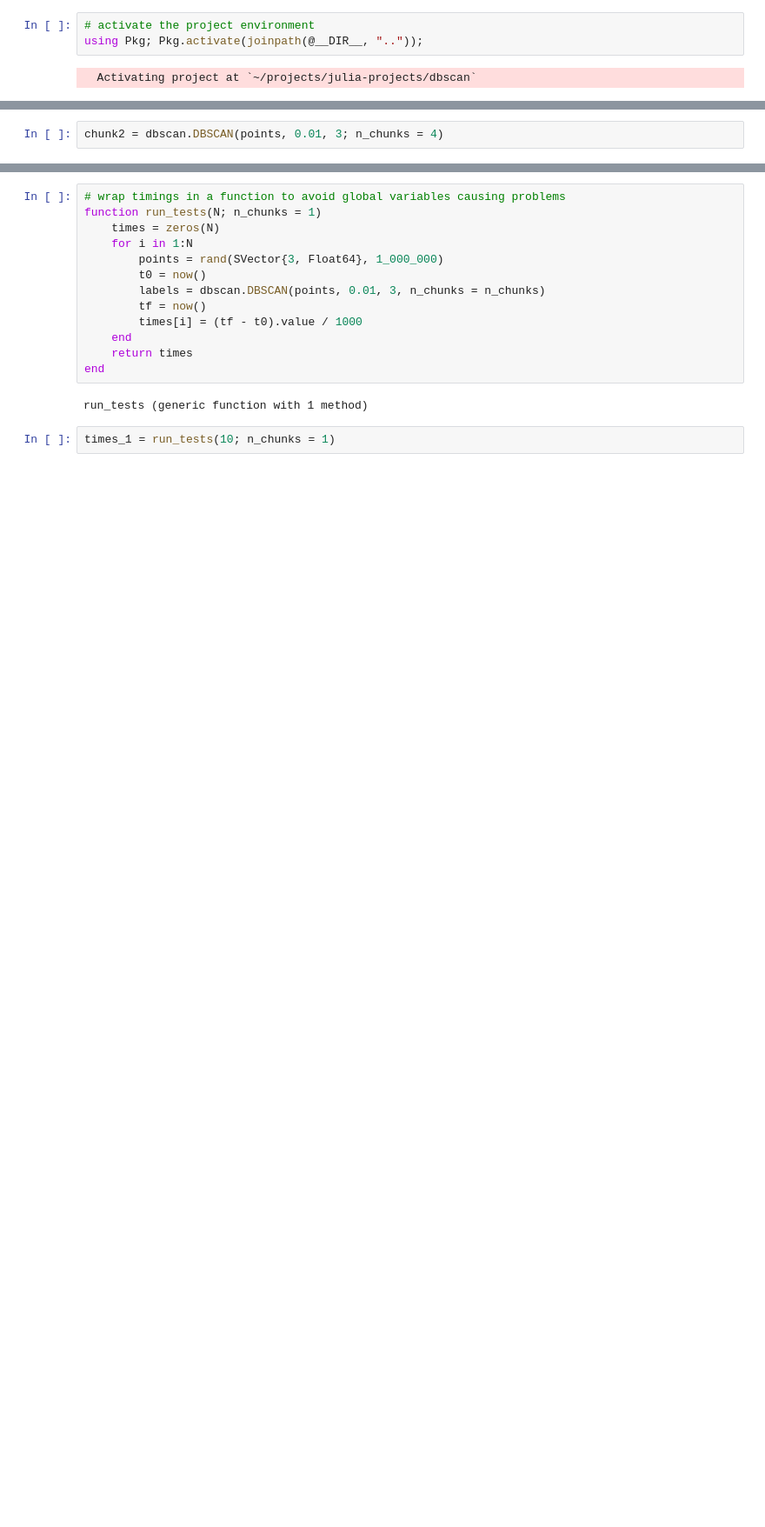
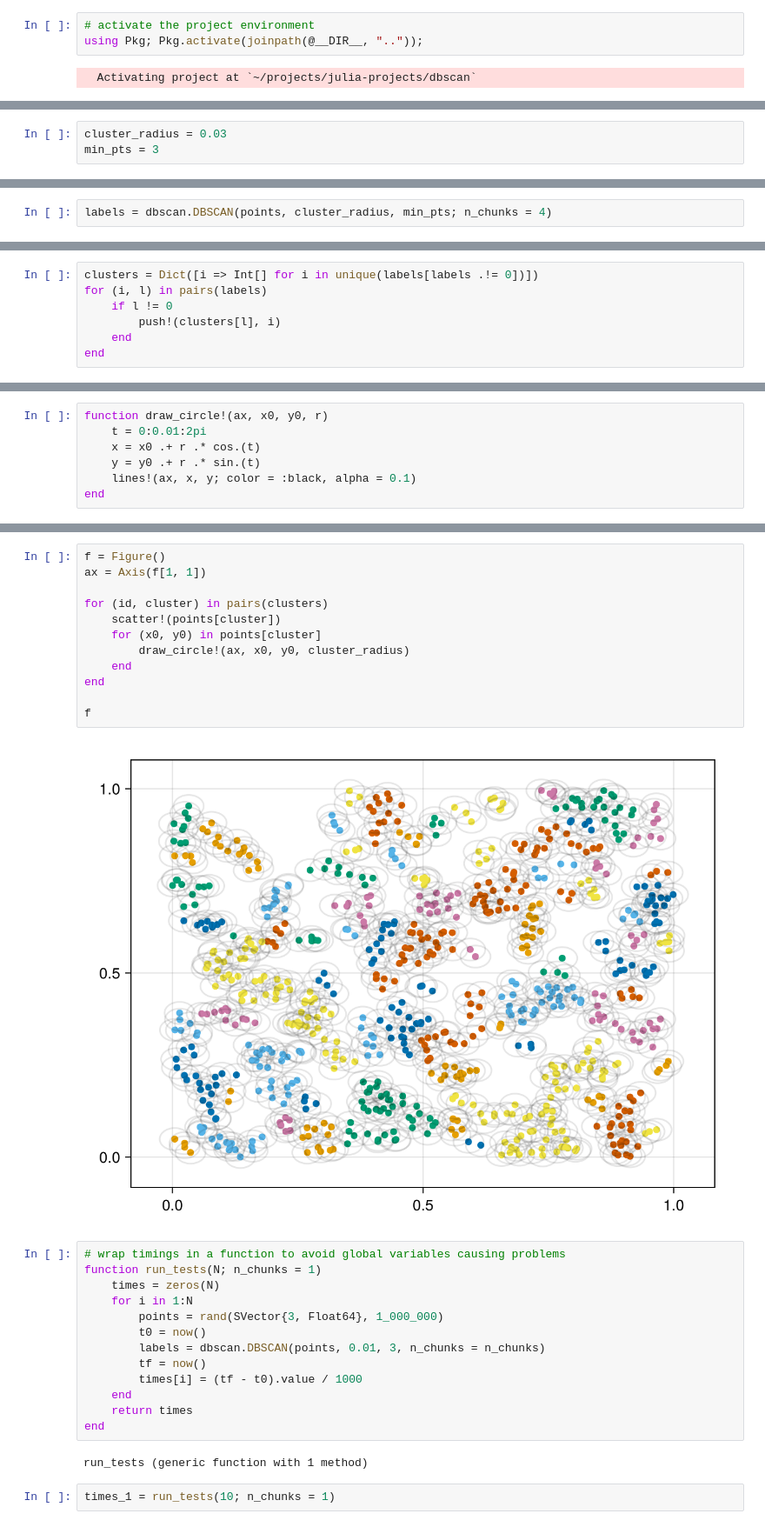
Before and after one commit to samncorn/dbscan.jl, a Jupyter notebook: demos/dbscan_demo.ipynb, the cells around one changed output, grey strips where cells are left out. Shown at 87% size. Drawn from its saved outputs; the diff is of its cells as text; blank space fills up the shorter version.

Commit message:
return clusters instead of labels

```diff
--- a/demos/dbscan_demo.ipynb
+++ b/demos/dbscan_demo.ipynb
@@ -33,0 +35,3 @@ points = rand(SVector{3, Float64}, 1_000_000)
+# %%
+cluster_radius = 0.03
+min_pts = 3
@@ -34,3 +40,3 @@ points = rand(SVector{3, Float64}, 1_000_000)
 # %%
-chunk2 = dbscan.DBSCAN(points, 0.01, 3; n_chunks = 4)
+labels = dbscan.DBSCAN(points, cluster_radius, min_pts; n_chunks = 4)
 # %% [output]
@@ -53,0 +60,7 @@ chunk2 = dbscan.DBSCAN(points, 0.01, 3; n_chunks = 4)
+# %%
+clusters = Dict([i => Int[] for i in unique(labels[labels .!= 0])])
+for (i, l) in pairs(labels)
+    if l != 0
+        push!(clusters[l], i)
+    end
+end
@@ -53,0 +87,7 @@ chunk2 = dbscan.DBSCAN(points, 0.01, 3; n_chunks = 4)
+# %%
+function draw_circle!(ax, x0, y0, r)
+    t = 0:0.01:2pi
+    x = x0 .+ r .* cos.(t)
+    y = y0 .+ r .* sin.(t)
+    lines!(ax, x, y; color = :black, alpha = 0.1)
+end
@@ -54,3 +96,17 @@ chunk2 = dbscan.DBSCAN(points, 0.01, 3; n_chunks = 4)
+# %%
+f = Figure()
+ax = Axis(f[1, 1])
+
+for (id, cluster) in pairs(clusters)
+    scatter!(points[cluster])
+    for (x0, y0) in points[cluster]
+        draw_circle!(ax, x0, y0, cluster_radius)
+    end
+end
+
+f
+# %% [output]
+[figure, added]
 # %%
 # wrap timings in a function to avoid global variables causing problems
 function run_tests(N; n_chunks = 1)
```
Also changed, not shown: parts of 10 cells of this notebook, 1 other file.
